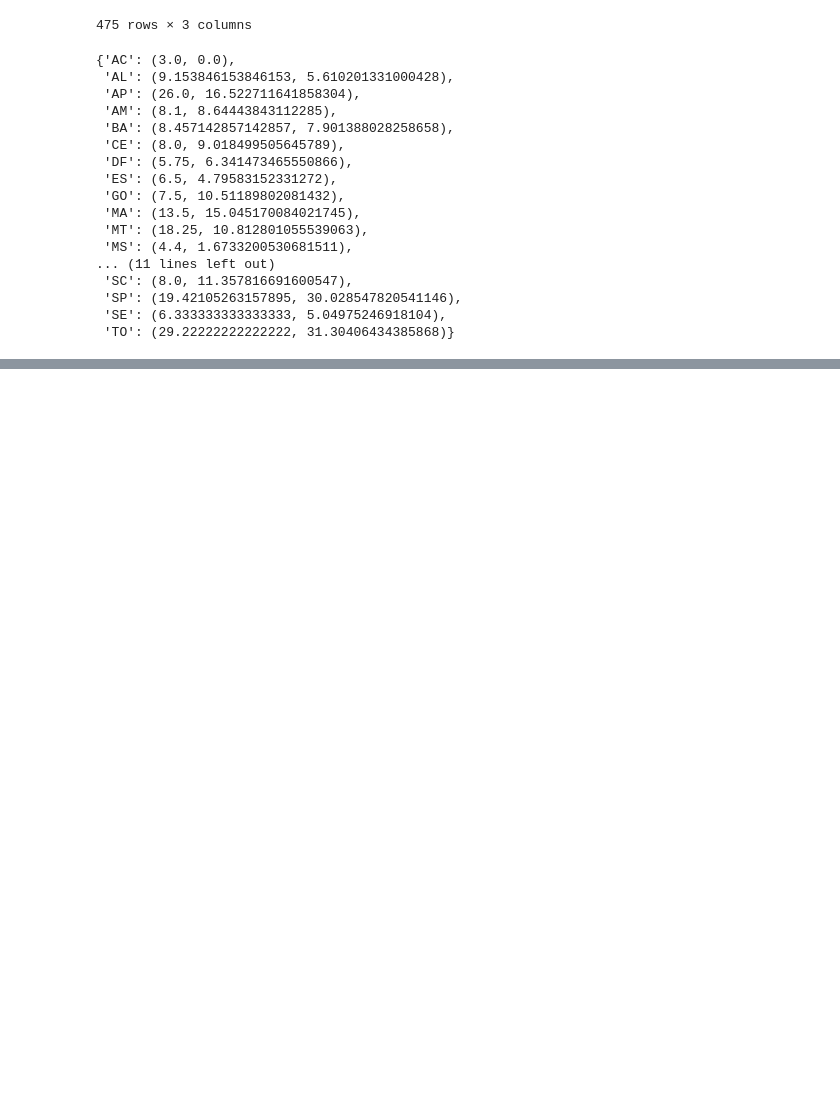
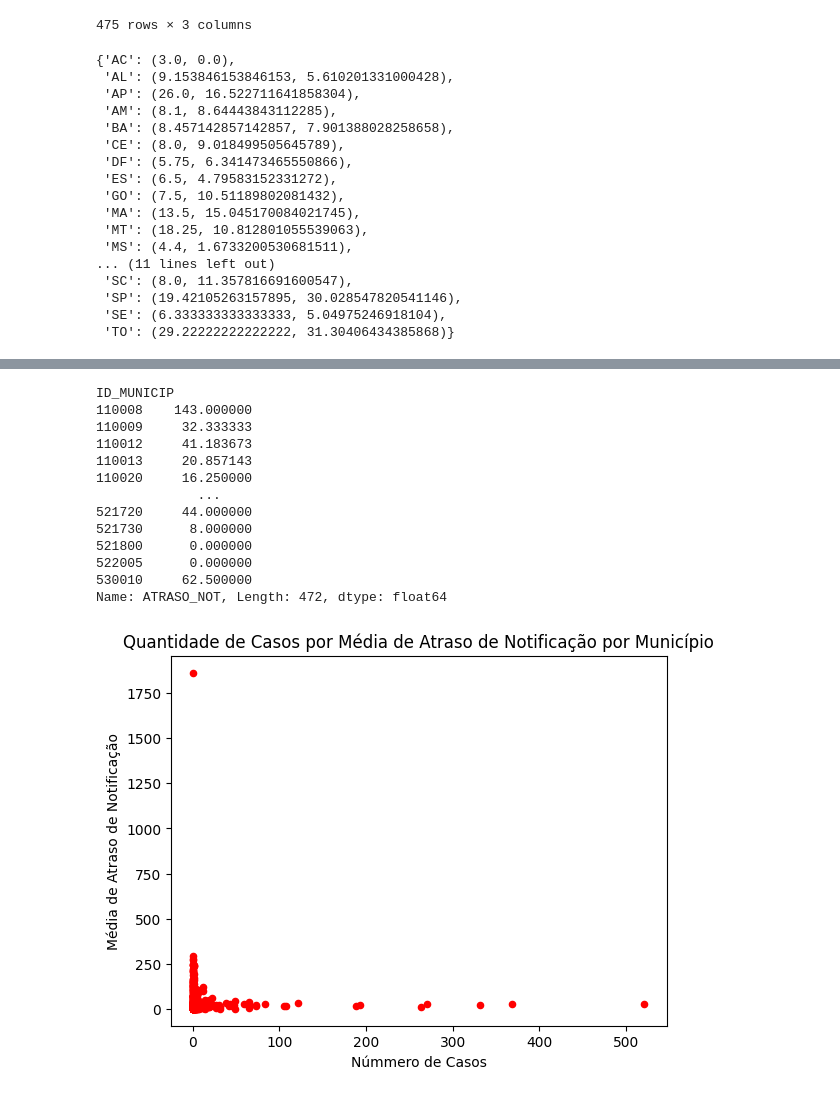
Before and after one commit to paulocgr9/Projeto-A2-IC, a Jupyter notebook: Descrição/notebook.ipynb, the cells around one changed output, grey strips where cells are left out. Cells and saved outputs as stored; diff of their text form; code cells hidden in the pictures; blank space fills up the shorter version.

```diff
--- a/Descrição/notebook.ipynb
+++ b/Descrição/notebook.ipynb
@@ -177,0 +410,17 @@ df[df["SG_UF_NOT"] == "AL"]
+# %%
+a2.questao_10()
+# %% [output]
+ID_MUNICIP
+110008    143.000000
+110009     32.333333
+110012     41.183673
+110013     20.857143
+110020     16.250000
+             ...
+521720     44.000000
+521730      8.000000
+521800      0.000000
+522005      0.000000
+530010     62.500000
+Name: ATRASO_NOT, Length: 472, dtype: float64
+[figure, added]
```
Also changed, not shown: parts of 23 cells of this notebook, 2 other files.
